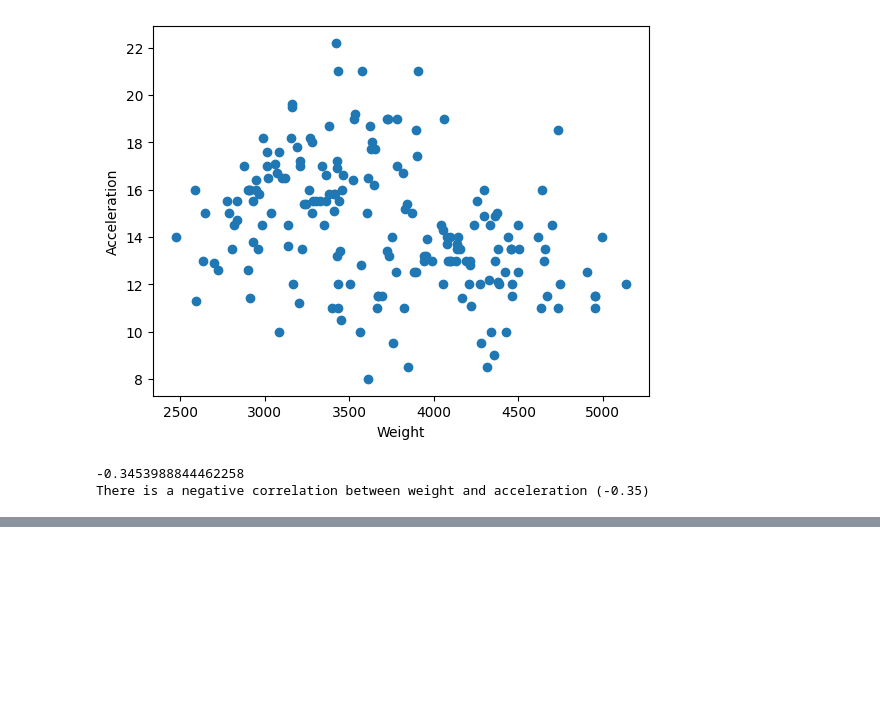
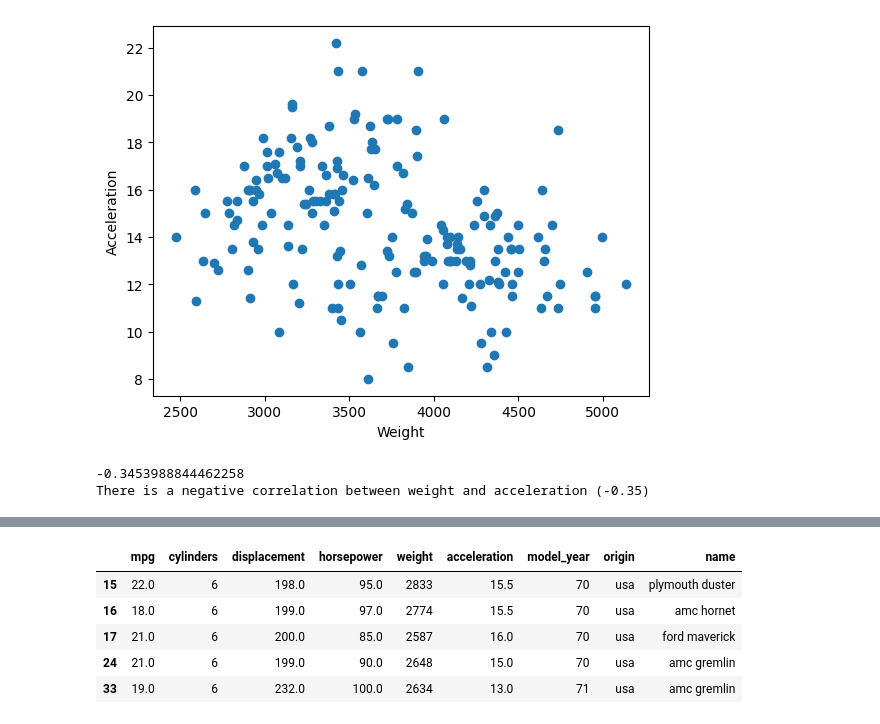
Before and after one commit to Danneftw1/Statistik, a Jupyter notebook: Inlämning.ipynb, the cells around one changed output, grey strips where cells are left out. Drawn from its saved outputs; the diff is of its cells as text; code cells hidden in the pictures; blank space fills up the shorter version.

```diff
--- a/Inlämning.ipynb
+++ b/Inlämning.ipynb
@@ -225,0 +298,9 @@ plt.show()
+# %%
+df6.head()
+# %% [output]
+|  | mpg | cylinders | displacement | horsepower | weight | acceleration | model_year | origin | name |
+| 15 | 22.0 | 6 | 198.0 | 95.0 | 2833 | 15.5 | 70 | usa | plymouth duster |
+| 16 | 18.0 | 6 | 199.0 | 97.0 | 2774 | 15.5 | 70 | usa | amc hornet |
+| 17 | 21.0 | 6 | 200.0 | 85.0 | 2587 | 16.0 | 70 | usa | ford maverick |
+| 24 | 21.0 | 6 | 199.0 | 90.0 | 2648 | 15.0 | 70 | usa | amc gremlin |
+| 33 | 19.0 | 6 | 232.0 | 100.0 | 2634 | 13.0 | 71 | usa | amc gremlin |
```
Also changed, not shown: parts of 7 cells of this notebook, 1 other file.
